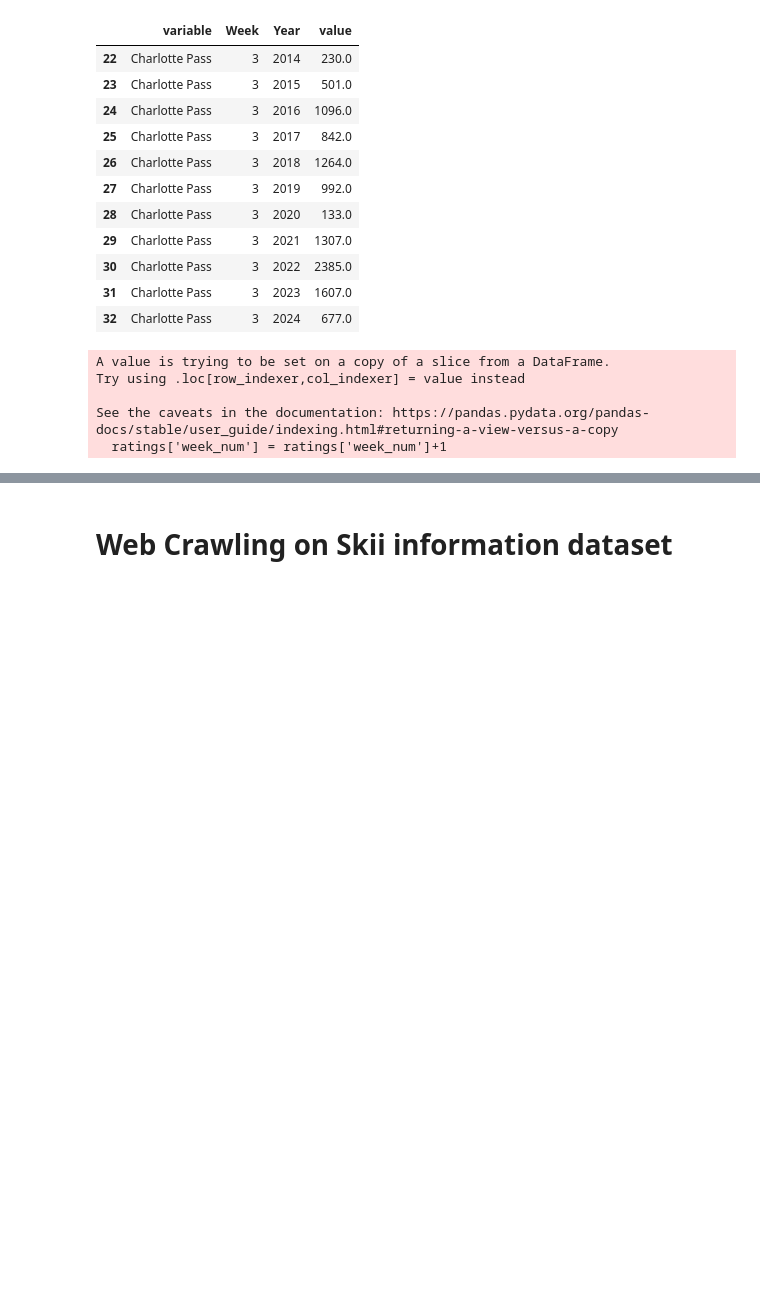
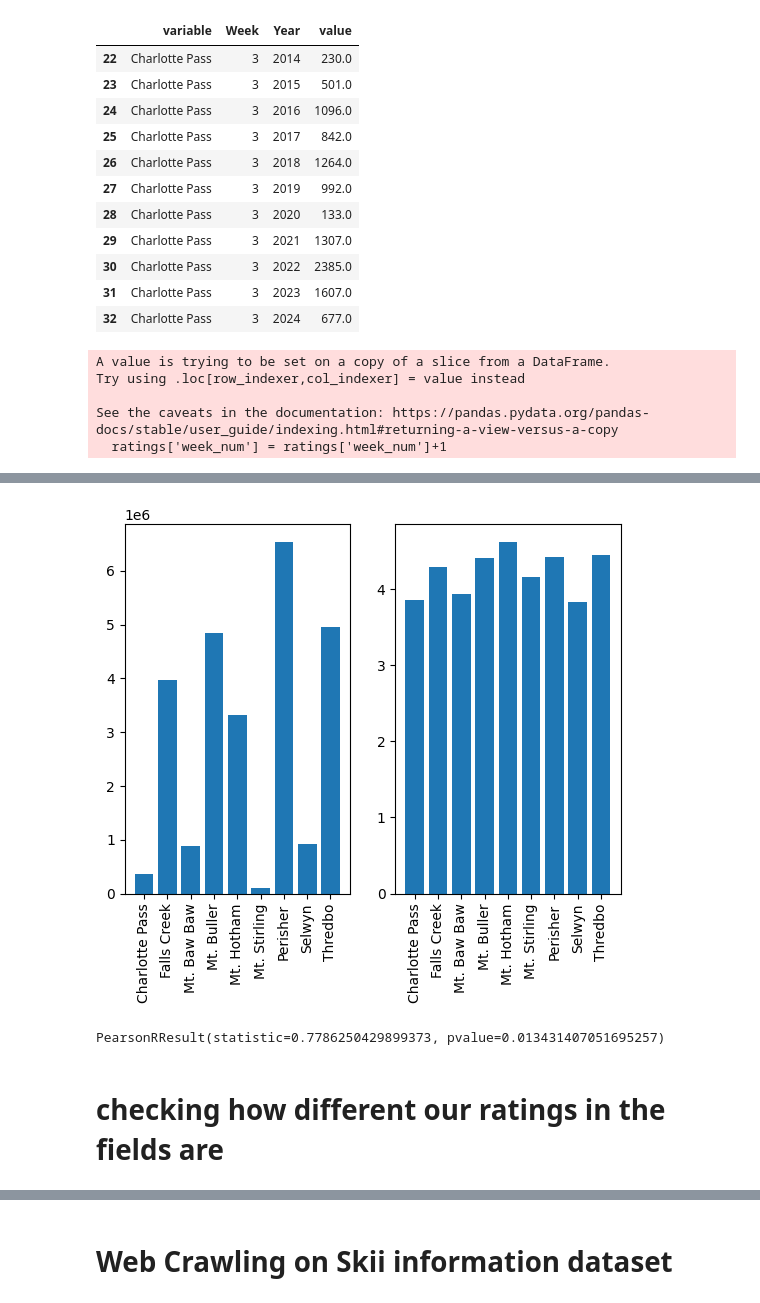
Before and after one commit to affogato-lab/datathon-braincells, a Jupyter notebook: cleaning_review.ipynb, the cells around one changed output, grey strips where cells are left out. Drawn from its saved outputs; the diff is of its cells as text; code cells hidden in the pictures; blank space fills up the shorter version.

```diff
--- a/cleaning_review.ipynb
+++ b/cleaning_review.ipynb
@@ -206,3 +241,7 @@ Pearson Correlation on n_visits and Ratings at resort Mt. Stirling has a stats o
 Pearson Correlation on n_visits and Ratings at resort Perisher has a stats of 0.122 with pval of 0.228
 Pearson Correlation on n_visits and Ratings at resort Selwyn has a stats of -0.18 with pval of 0.094
 Pearson Correlation on n_visits and Ratings at resort Thredbo has a stats of -0.077 with pval of 0.475
+# %%
+v = visit_aus.groupby('variable')['value'].sum()
+# %%
+r = ratings.groupby('Resort')['Rating'].mean()
@@ -208,0 +262,14 @@ Pearson Correlation on n_visits and Ratings at resort Thredbo has a stats of -0.
+# %%
+fig, ax = plt.subplots(1, 2)
+ax[0].bar(x = v.index, height = v)
+ax[0].tick_params(axis='x', labelrotation=90)
+ax[1].bar(x=r.index, height = r)
+ax[1].tick_params(axis='x', labelrotation=90)
+# %% [output]
+[figure, added]
+# %%
+pearsonr(v, r)
+# %% [output]
+PearsonRResult(statistic=0.7786250429899373, pvalue=0.013431407051695257)
+# %% [markdown]
+# checking how different our ratings in the fields are
```
Also changed, not shown: parts of 13 cells of this notebook.
